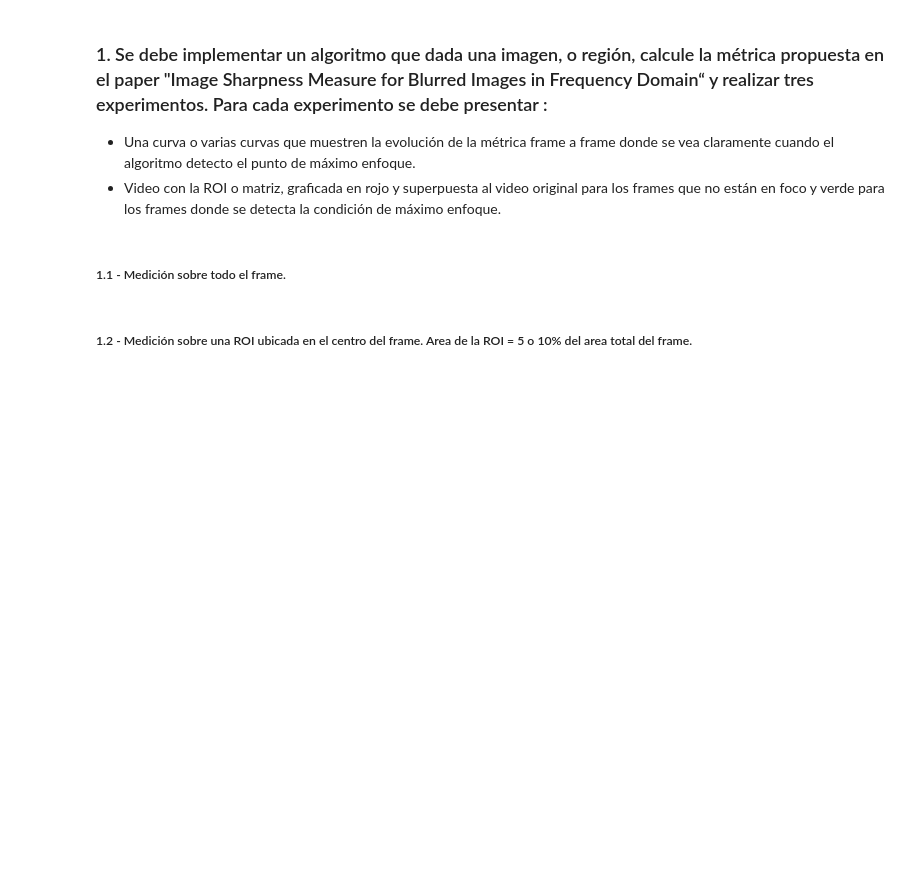
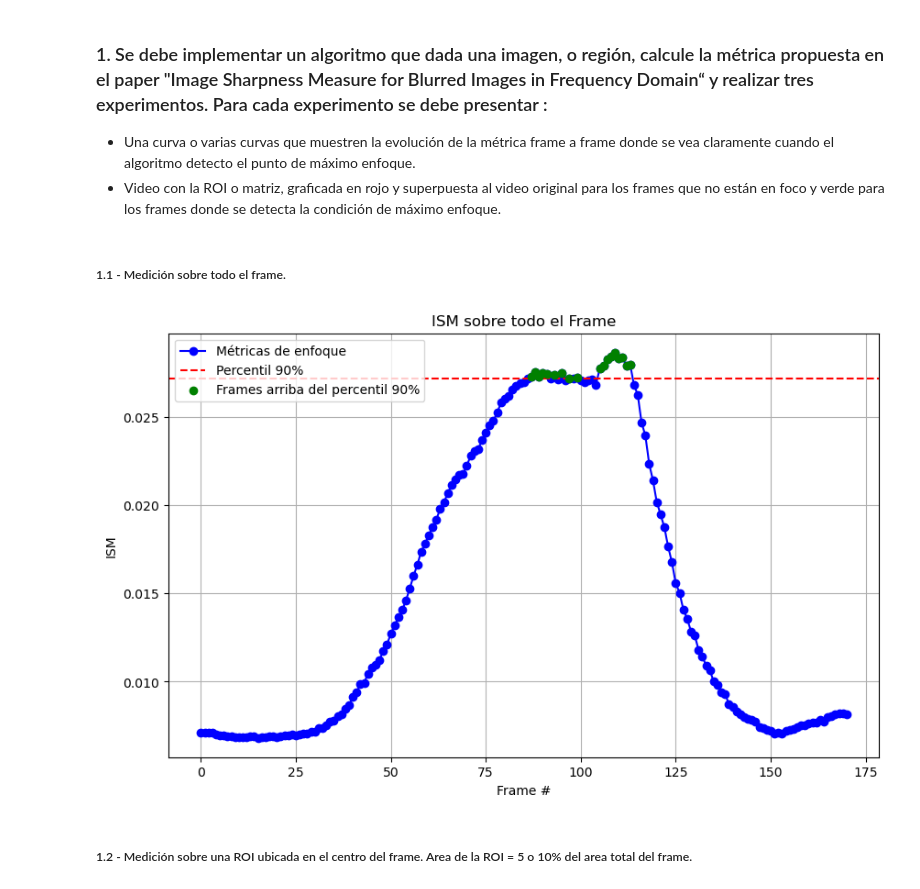
Before and after one commit to AzulVillanueva/CEIA-VpC1, a Jupyter notebook: TP2/TP2_VpC1.ipynb, the cells around one changed output. Cells and saved outputs as stored; diff of their text form; code cells hidden in the pictures; blank space fills up the shorter version.

```diff
--- a/TP2/TP2_VpC1.ipynb
+++ b/TP2/TP2_VpC1.ipynb
@@ -172,13 +188,13 @@ def getISM(frame_gris):
     fm = componentes_alta_frecuencia / (frame_gris.shape[0] * frame_gris.shape[1])
     return fm
 # %%
-def getLap4(imagen, tamaño_ventana):
+def getLap4(imagen, window_size=21):
     """
     Calcula la medida de enfoque LAP4 (varianza del Laplaciano) en una imagen.
 
     Args:
       imagen: La imagen de entrada en escala de grises.
-      tamaño_ventana: El tamaño de la ventana para calcular el Laplaciano (debe ser un número impar).
+      window_size: El tamaño de la ventana para calcular el Laplaciano (debe ser un número impar).
 
     Returns:
       La medida de enfoque LAP4.
@@ -189,11 +205,11 @@ def getLap4(imagen, tamaño_ventana):
         raise ValueError("La imagen debe estar en escala de grises.")
 
     # Verificar si el tamaño de la ventana es impar
-    if tamaño_ventana % 2 == 0:
+    if window_size % 2 == 0:
         raise ValueError("El tamaño de la ventana debe ser un número impar.")
 
     # Calcular el Laplaciano de la imagen
-    laplaciano = cv.Laplacian(imagen, cv.CV_64F, ksize=tamaño_ventana)
+    laplaciano = cv.Laplacian(imagen, cv.CV_64F, ksize=window_size)
 
     # Calcular la varianza del Laplaciano en la ventana
     varianza_laplaciano = np.var(laplaciano)
@@ -533,3 +357,41 @@ process_video_ism(video_path,1,90)
+# %%
+try:
+    video_capture = cv.VideoCapture(video_path)
+    video_frames = []
+
+    if not video_capture.isOpened():
+        print("Error al abrir el archivo de video")
+    else:
+        # tasa de cuadros (frame rate) del video
+        fps = int(video_capture.get(cv.CAP_PROP_FPS))
+        delay = int(1000 / fps)
+
+        while True:
+            ret, frame = video_capture.read()
+            if ret:
+                # guardar los frames para procesamiento posterior
+                video_frames.append(frame)
+            else:
+                break
+finally:
+    video_capture.release()
+    cv.destroyAllWindows()
+# %%
+# Calcular la métrica de enfoque ISM sobre todo el Frame con percentil 90% para máximo enfoque.
+title= f'ISM sobre todo el Frame'
+percentile=90
+fm='ISM'
+
+metrics,pts = focus_measure(video_frames, 1,fm,21)
+
+# Mostrar las métricas de enfoque
+showMetric(metrics, percentile,title,fm)
+
+enfoco = [ m >= np.percentile(metrics, percentile) for m in metrics]
+
+showVideo(video_frames,delay,title,pts,enfoco)
+# %% [output]
+[figure, added]
 # %% [markdown]
 
 ##### 1.2 - Medición sobre una ROI ubicada en el centro del frame. Area de la ROI = 5 o 10% del area total del frame.
```
Also changed, not shown: parts of 43 cells of this notebook, 8 other files.
